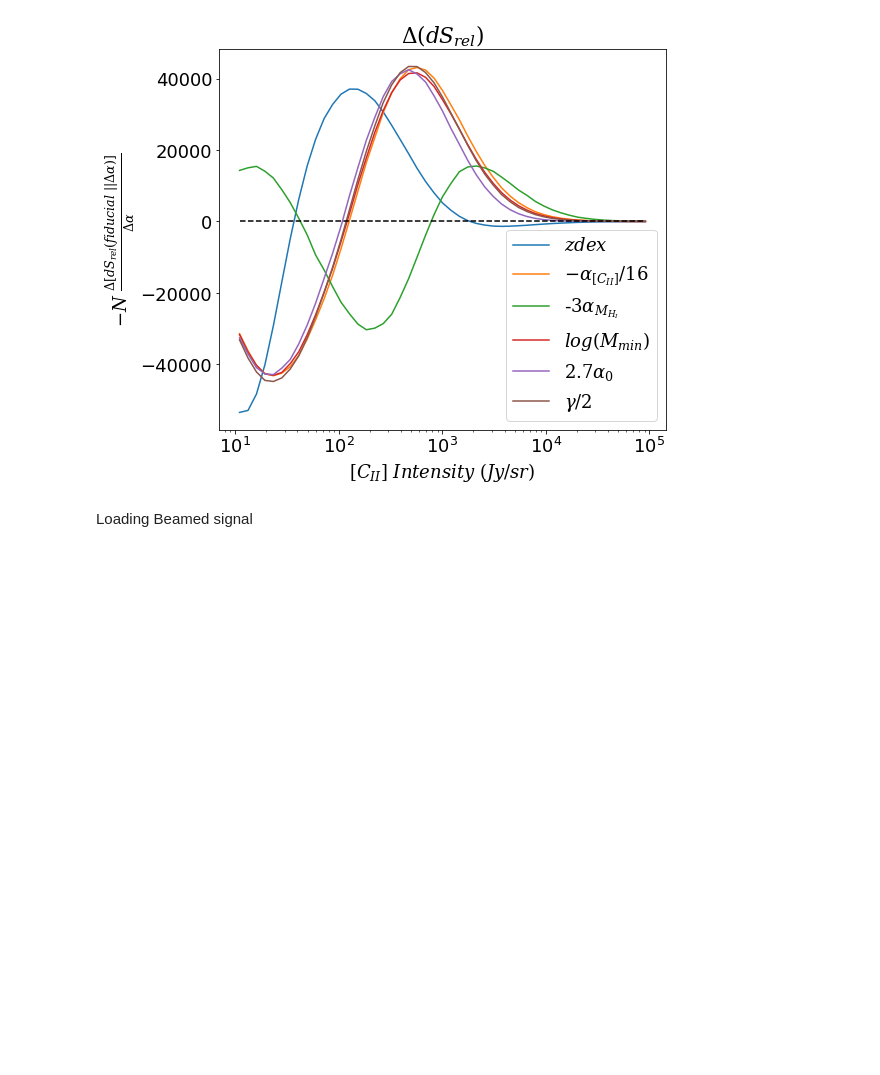
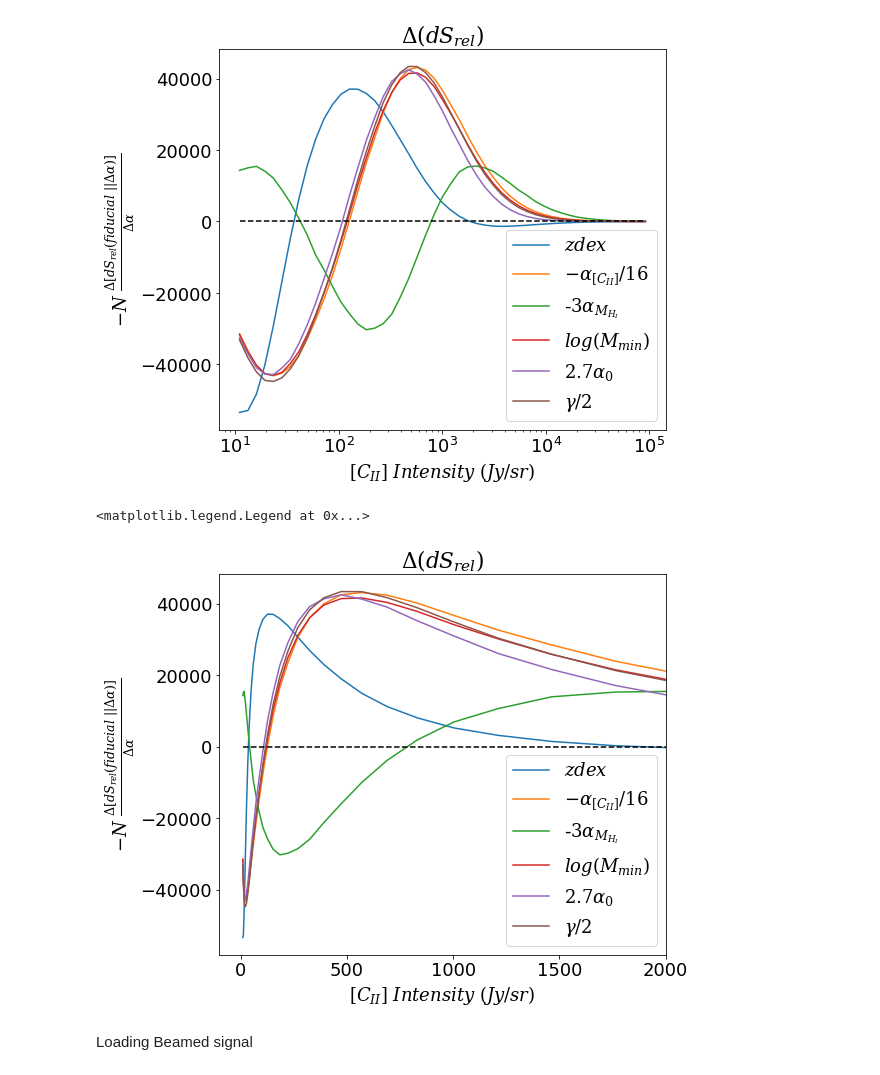
Before and after one commit to PatrickHorlaville/CITA_LIM, a Jupyter notebook: dsrel_v2.ipynb, the cells around one changed output. Drawn from its saved outputs; the diff is of its cells as text; code cells hidden in the pictures; blank space fills up the shorter version.

```diff
--- a/dsrel_v2.ipynb
+++ b/dsrel_v2.ipynb
@@ -98,6 +106,28 @@ plt.legend()
 # %% [output]
 <matplotlib.legend.Legend at 0x...>
 [figure]
+# %%
+plt.plot(log_center, -avg_zdex04_sig*(np.log(avg_zdex05_sig/avg_zdex04_sig) - np.log(avg_zdex03_sig/avg_zdex04_sig))/0.2, label = r'$zdex$')
+plt.plot(log_center, (1/16)*avg_a24_sig*(np.log(avg_a28_sig/avg_a24_sig) - np.log(avg_a20_sig/avg_a24_sig))/(0.008), label = r'$-\alpha_{[C_{II}]}/16$')
+plt.plot(log_center, 3*avg_mhi74_sig*(np.log(avg_mhi80_sig/avg_mhi74_sig) - np.log(avg_mhi68_sig/avg_mhi74_sig))/0.12, label = r'-$3\alpha_{M_{H_I}}$')
+plt.plot(log_center, -avg_min10_sig*(np.log(avg_min01_sig/avg_min10_sig) - np.log(avg_min99_sig/avg_min10_sig))/((10.1) - 9.9), label = r'$log(M_{min})$')
+plt.plot(log_center, -2.7*avg_a014_sig*(np.log(avg_a015_sig/avg_a014_sig) - np.log(avg_a013_sig/avg_a014_sig))/0.2, label = r'$2.7\alpha_0$')
+plt.plot(log_center, -0.5*avg_g31_sig*(np.log(avg_g35_sig/avg_g31_sig) - np.log(avg_g27_sig/avg_g31_sig))/0.08, label = r'$\gamma/2$')
+
+
+plt.xlabel(r'$[C_{II}]\ Intensity\ (Jy/sr)$')
+plt.ylabel(r'$-N\ \frac{\Delta [dS_{rel}(fiducial\ \vert \vert \Delta \alpha)]}{\Delta \alpha}$')
+plt.title(r'$\Delta(dS_{rel})$')
+#plt.xscale('log')
+#plt.yscale('log')
+plt.xlim([-100, 2000])
+plt.hlines(y = 0, xmin = log_center[0], xmax = log_center[-1], linestyle = '--', color = 'k')
+plt.legend()
+
+#plt.savefig('paper_figs/dsrel/drel_sig_v2.png', bbox_inches = 'tight')
+# %% [output]
+<matplotlib.legend.Legend at 0x...>
+[figure, added]
 # %% [markdown]
 Loading Beamed signal
 # %% [markdown]
```
Also changed, not shown: parts of 3 cells of this notebook, 13 other files.
